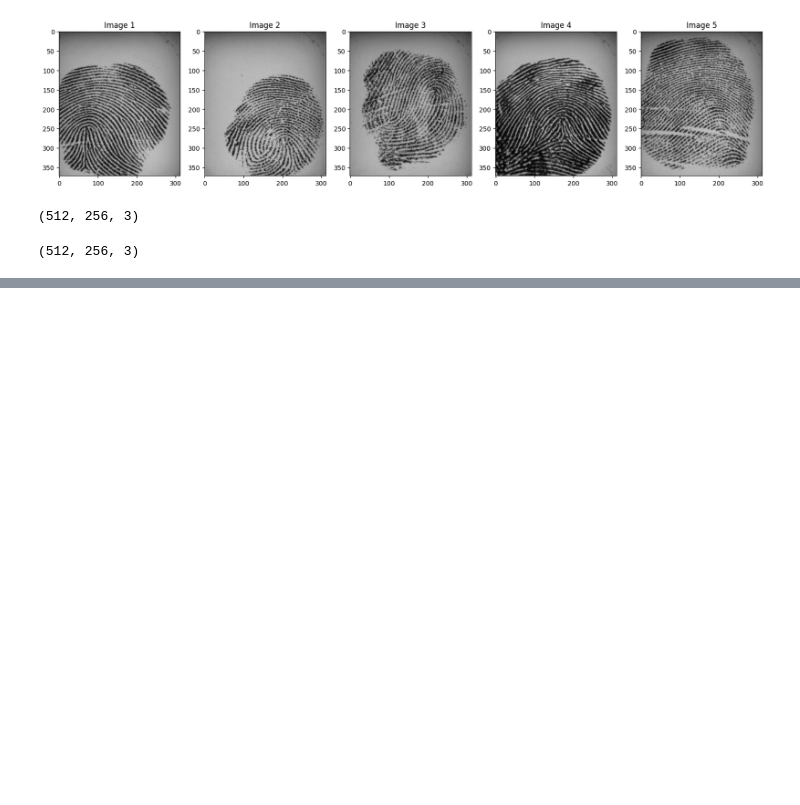
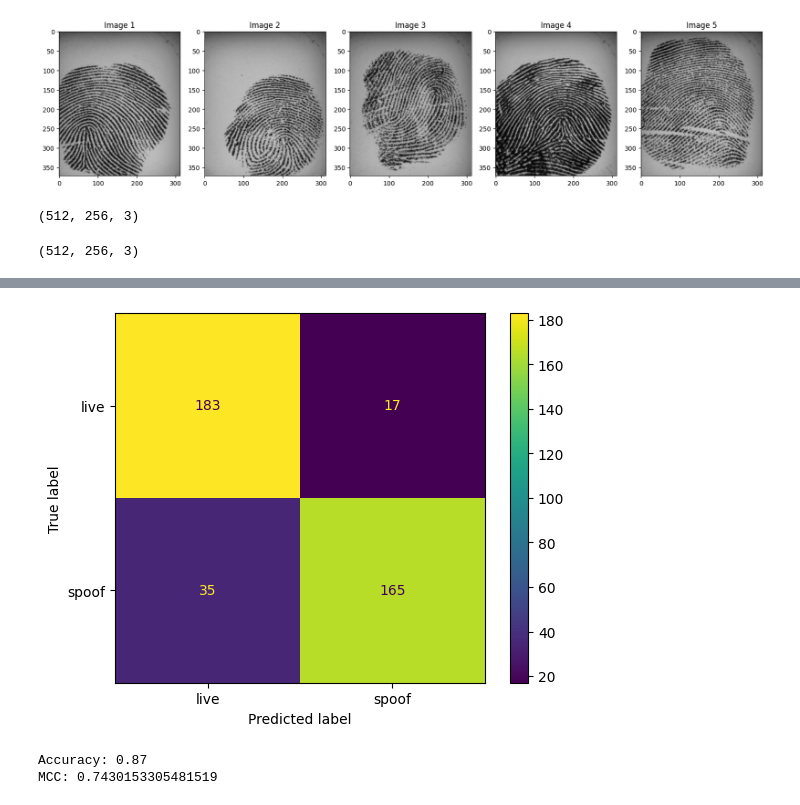
Before and after one commit to fadilulah/FingerPrint_SVM, a Jupyter notebook: code.ipynb, the cells around one changed output, grey strips where cells are left out. Drawn from its saved outputs; the diff is of its cells as text; code cells hidden in the pictures; blank space fills up the shorter version.

```diff
--- a/code.ipynb
+++ b/code.ipynb
@@ -114,0 +189,20 @@ resized_testing_dataset[1].shape
+# %%
+#lbp
+from skimage.feature import local_binary_pattern
+def extract_lpb_features(img):
+    radius = 3
+    n_points = 8 * radius
+    method = 'uniform'
+    lbp = local_binary_pattern(img, n_points, radius, method)
+
+    n_bins = int(lbp.max() + 1)
+    hist, _ = np.histogram(lbp.ravel(), bins=n_bins, range=(0, n_bins))
+    hist = hist.astype("float")
+    hist /= (hist.sum() + 1e-6)   # normalize to sum = 1 (avoid division by zero)
+    return(hist)
+# %%
+X_train = np.array([extract_lpb_features(rgb2gray(img)) for img in resized_training_dataset])
+y_train = np.array(training_label)
+
+X_test = np.array([extract_lpb_features(rgb2gray(img)) for img in resized_testing_dataset])
+y_test = np.array(testing_labels)
@@ -114,0 +211,7 @@ resized_testing_dataset[1].shape
+# %%
+model = make_pipeline(StandardScaler(), SVC(kernel="rbf", C=1.0, gamma="scale"))
+model.fit(X_train, y_train)
+
+y_pred = model.predict(X_test)
+print(classification_report(y_test, y_pred))
+print(confusion_matrix(y_test, y_pred))
@@ -114,0 +230,13 @@ resized_testing_dataset[1].shape
+# %%
+ConfusionMatrixDisplay.from_predictions(y_test, y_pred)
+plt.show()
+# %% [output]
+[figure, added]
+# %%
+from sklearn.metrics import accuracy_score
+
+print("Accuracy:", accuracy_score(y_test, y_pred))
+print("MCC:", matthews_corrcoef(y_test, y_pred))
+# %% [output]
+Accuracy: 0.87
+MCC: 0.7430153305481519
```
Also changed, not shown: parts of 11 cells of this notebook.
